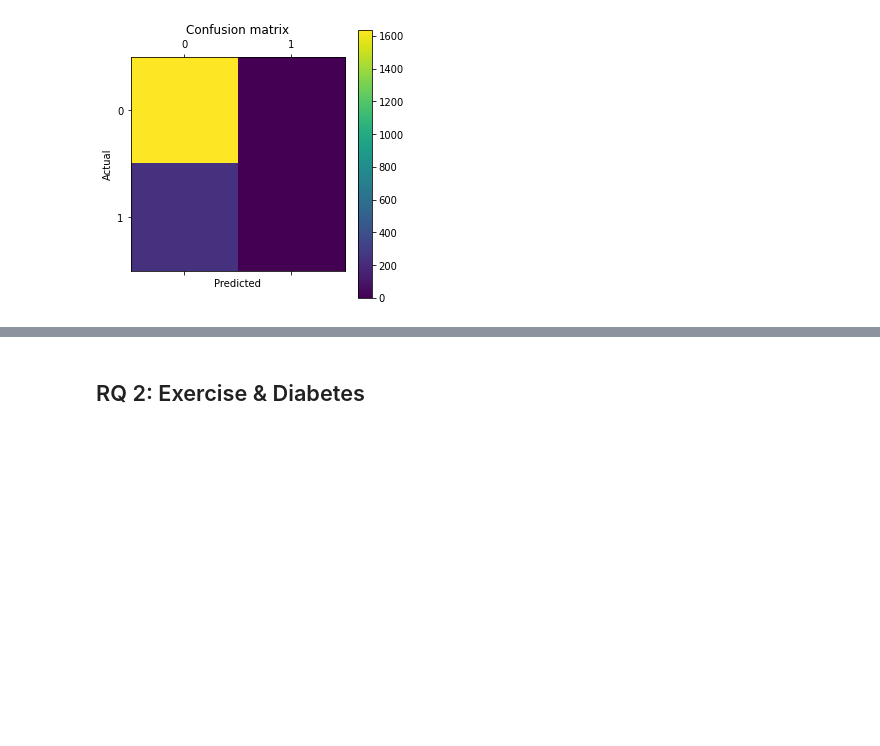
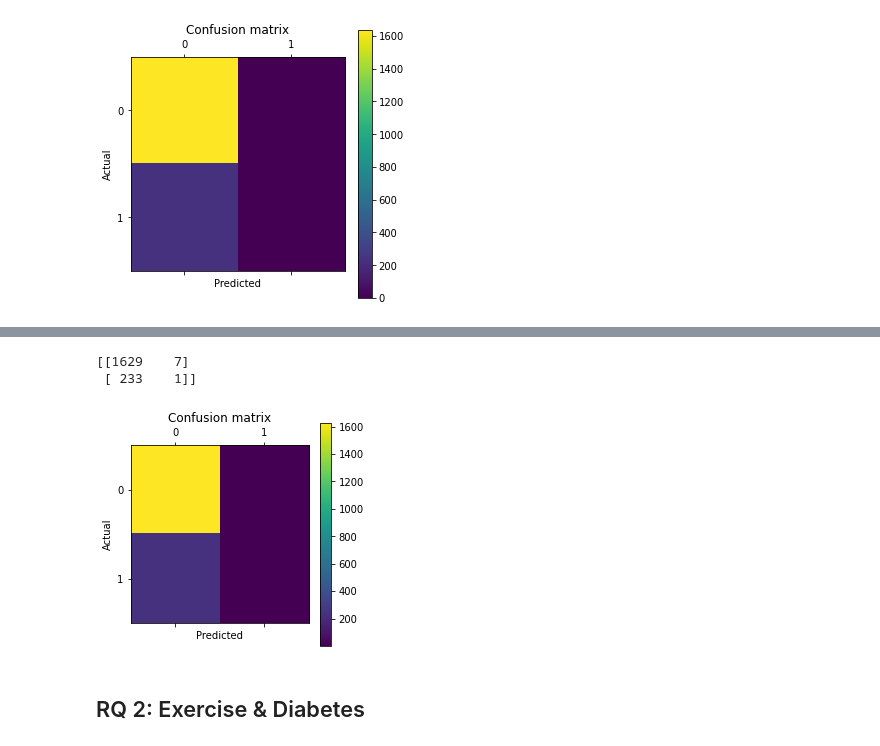
Before and after one commit to zuyouchen/is-407-final-proj, a Jupyter notebook: scripts/ml-methods.ipynb, the cells around one changed output, grey strips where cells are left out. Cells and saved outputs as stored; diff of their text form; code cells hidden in the pictures; blank space fills up the shorter version.

Commit message:
add decision tree methods

```diff
--- a/scripts/ml-methods.ipynb
+++ b/scripts/ml-methods.ipynb
@@ -302,0 +321,7 @@ plt.show()
+# %%
+# Define our classifier model, fit using the prior defined train-test split
+treeclf_substance = tree.DecisionTreeClassifier(min_samples_split=15, random_state=407)
+treeclf_substance = treeclf_substance.fit(X_train_substance, y_train_substance)
+
+# Predict Diabetes
+treeclf_substance_pred_test = treeclf_substance.predict(X_test_substance)
@@ -303,3 +350,21 @@ plt.show()
+# %%
+# Printing the confusion matrix
+treeclf_matrix_substance = confusion_matrix(y_test_substance, treeclf_substance_pred_test)
+print(treeclf_matrix_substance)
+
+# Visualizing the confusion matrix
+plt.matshow(treeclf_matrix_substance)
+plt.title('Confusion matrix')
+plt.colorbar()
+plt.ylabel('Actual')
+plt.xlabel('Predicted')
+plt.show()
+
+# We can see our model does predict a few positive cases of diabetes (1), but it is still not very good.
+# %% [output]
+[[1629    7]
+ [ 233    1]]
+[figure, added]
 # %% [markdown]
 ## RQ 2: Exercise & Diabetes
 # %%
```
Also changed, not shown: parts of 31 cells of this notebook, 1 other file.
